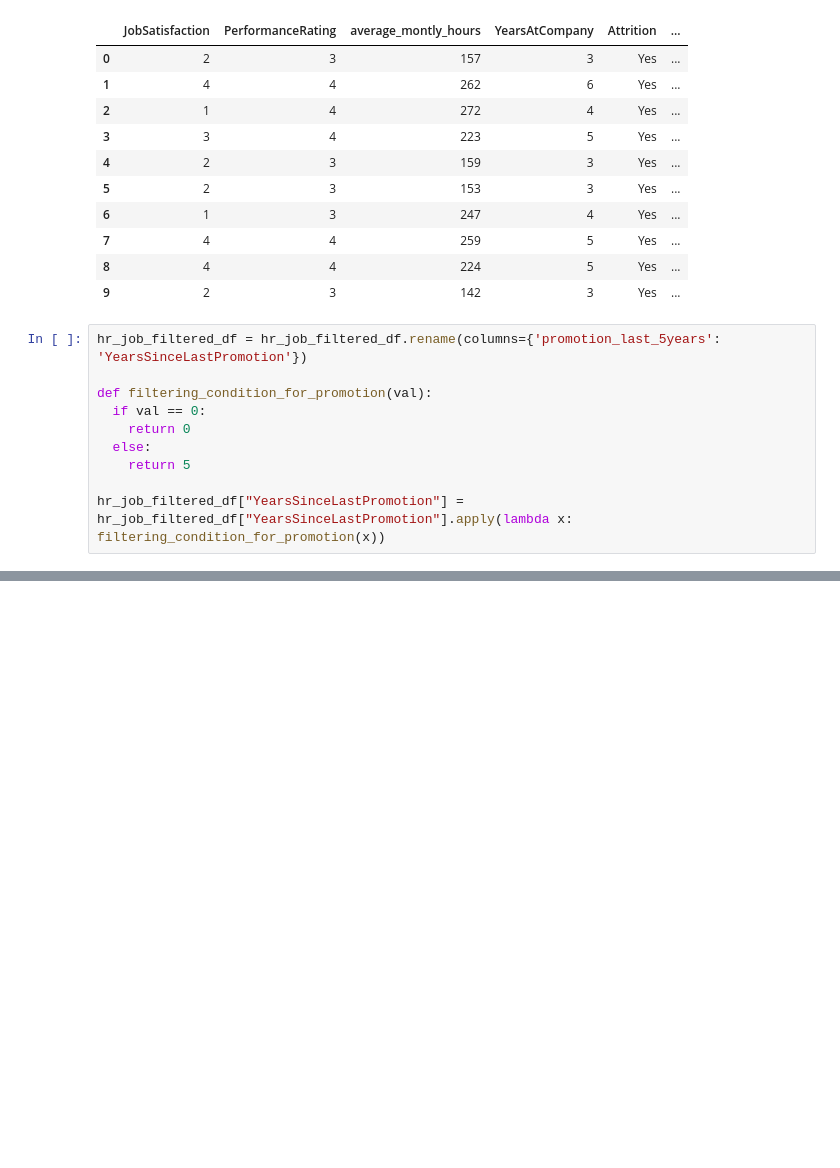
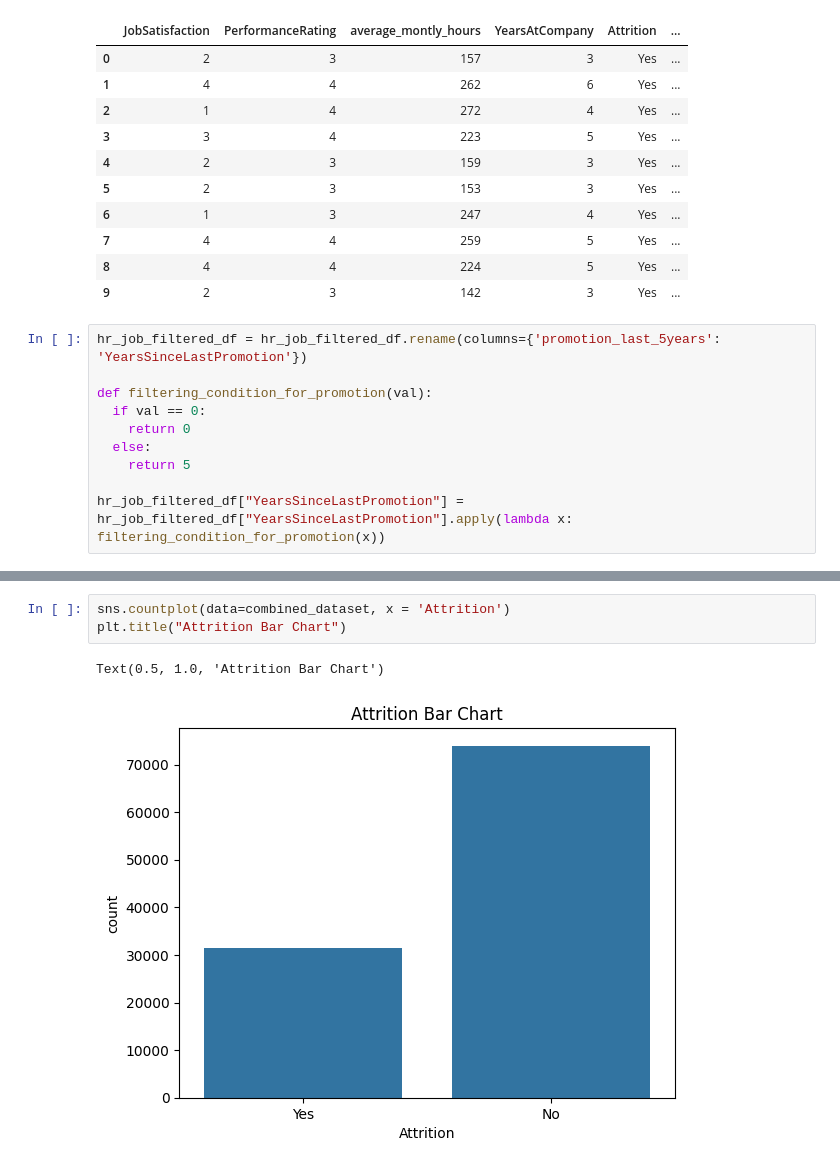
Before and after one commit to SanjanaMahapatra/HR_Analytics_Prediction_Models, a Jupyter notebook: Objective_3/model.ipynb, the cells around one changed output, grey strips where cells are left out. Saved outputs shown, nothing was run; the diff lists cells and outputs as text; blank space fills up the shorter version.

```diff
--- a/Objective_3/model.ipynb
+++ b/Objective_3/model.ipynb
@@ -277,0 +557,6 @@ def convert_avg_montly_rate(val):
+# %%
+sns.countplot(data=combined_dataset, x = 'Attrition')
+plt.title("Attrition Bar Chart")
+# %% [output]
+Text(0.5, 1.0, 'Attrition Bar Chart')
+[figure, added]
```
Also changed, not shown: parts of 27 cells of this notebook, 2 other files.
